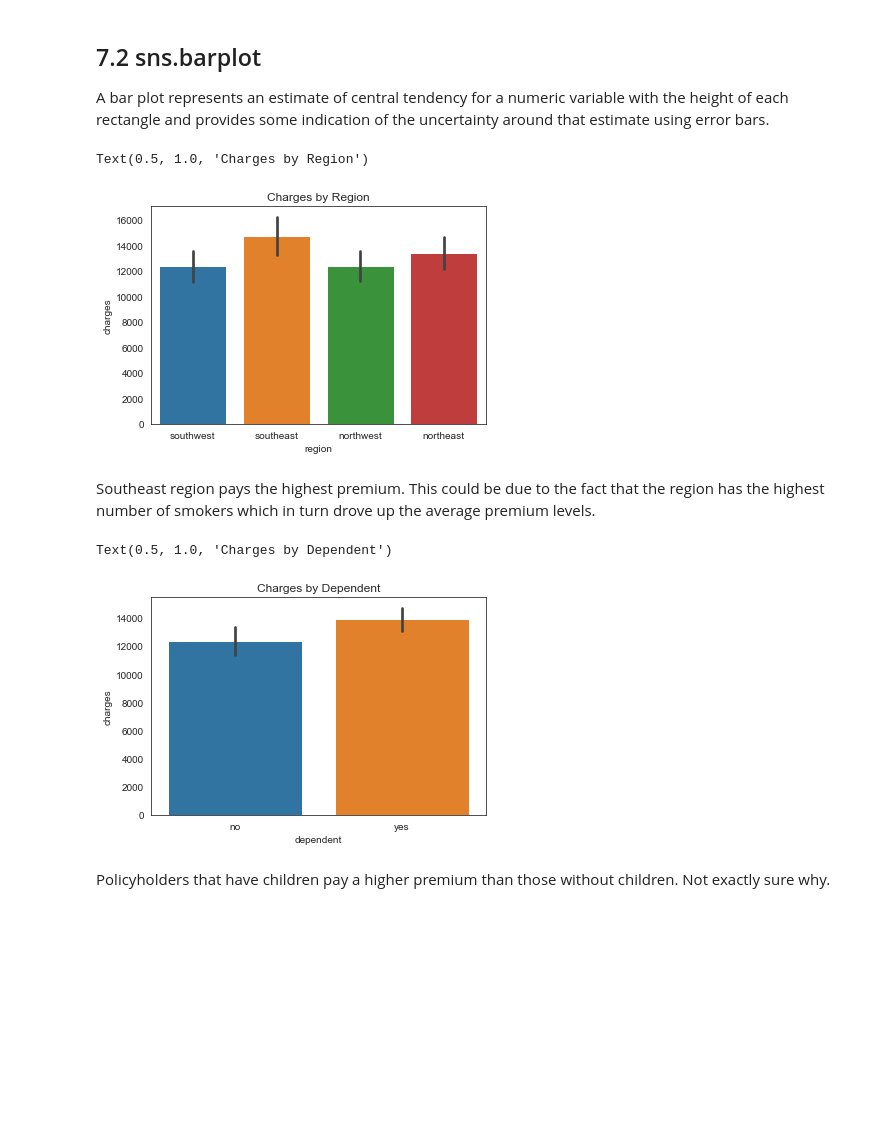
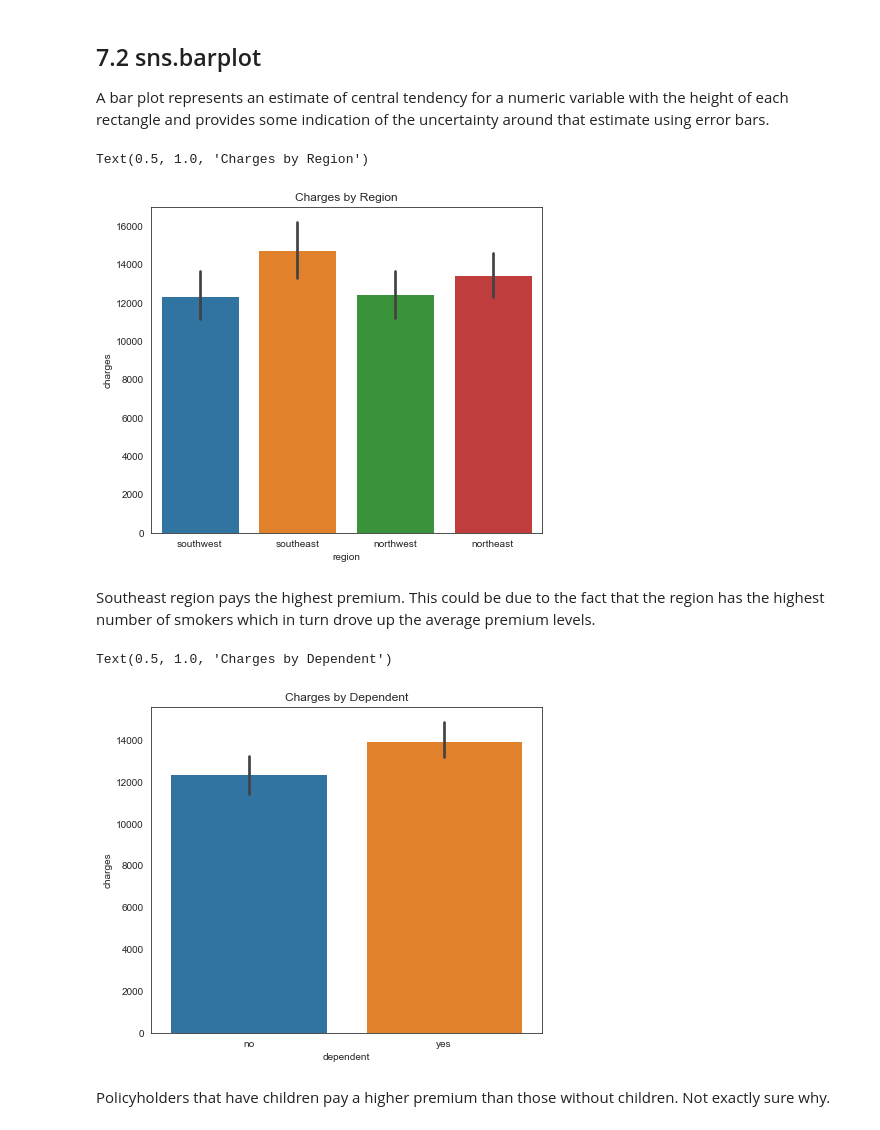
Before and after one commit to chongjason914/seaborn-tutorial, a Jupyter notebook: insurance-data-visualisation.ipynb, the cells around one changed output. Drawn from its saved outputs; the diff is of its cells as text; code cells hidden in the pictures; blank space fills up the shorter version.

```diff
--- a/insurance-data-visualisation.ipynb
+++ b/insurance-data-visualisation.ipynb
@@ -512,20 +512,22 @@ Name: charges, dtype: float64
 A bar plot represents an estimate of central tendency for a numeric variable with the height of each rectangle and provides some indication of the uncertainty around that estimate using error bars.
 # %%
 sns.set_style('white')
+plt.figure(figsize = (7, 6))
 sns.barplot(x = 'region', y = 'charges', data = data)
 plt.title('Charges by Region')
 # %% [output]
 Text(0.5, 1.0, 'Charges by Region')
-[figure, old version]
+[figure, new version]
 # %% [markdown]
 Southeast region pays the highest premium. This could be due to the fact that the region has the highest number of smokers which in turn drove up the average premium levels.
 # %%
 sns.set_style('white')
+plt.figure(figsize = (7, 6))
 sns.barplot(x = 'dependent', y = 'charges', data = data)
 plt.title('Charges by Dependent')
 # %% [output]
 Text(0.5, 1.0, 'Charges by Dependent')
-[figure, old version]
+[figure, new version]
 # %% [markdown]
 Policyholders that have children pay a higher premium than those without children. Not exactly sure why.
 # %% [markdown]
```
Also changed, not shown: parts of 3 cells of this notebook.
